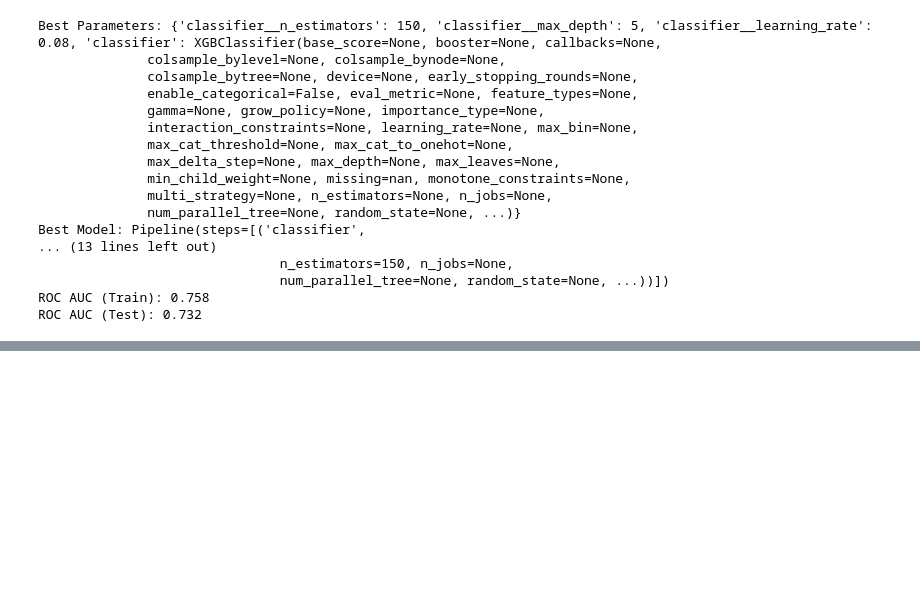
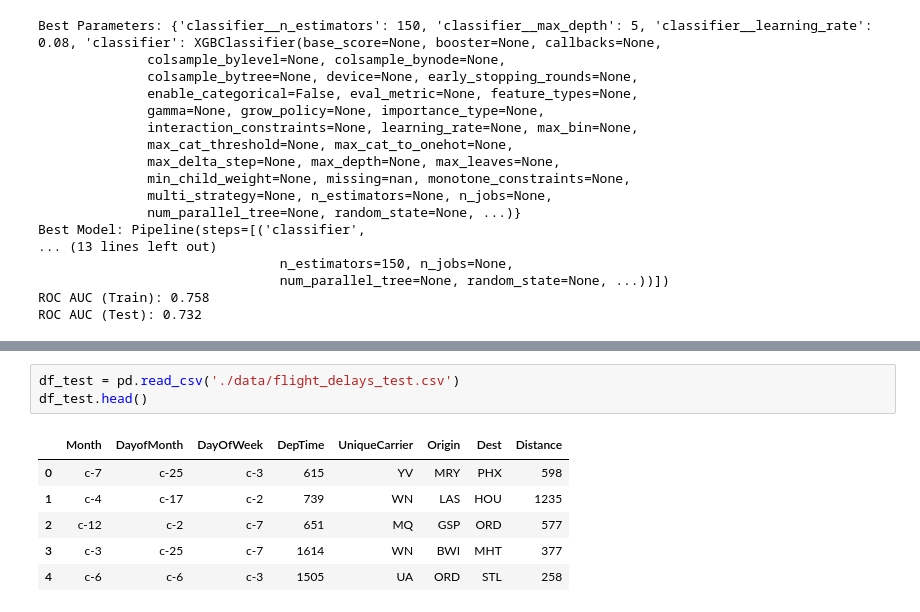
Before and after one commit to Estebancid/kaggle_flight_delays_prediction, a Jupyter notebook: predictor_delays.ipynb, the cells around one changed output, grey strips where cells are left out. Saved outputs shown, nothing was run; the diff lists cells and outputs as text; blank space fills up the shorter version.

```diff
--- a/predictor_delays.ipynb
+++ b/predictor_delays.ipynb
@@ -454,0 +470,10 @@ ROC AUC (Test): 0.732
+# %%
+df_test = pd.read_csv('./data/flight_delays_test.csv')
+df_test.head()
+# %% [output]
+|  | Month | DayofMonth | DayOfWeek | DepTime | UniqueCarrier | Origin | Dest | Distance |
+| 0 | c-7 | c-25 | c-3 | 615 | YV | MRY | PHX | 598 |
+| 1 | c-4 | c-17 | c-2 | 739 | WN | LAS | HOU | 1235 |
+| 2 | c-12 | c-2 | c-7 | 651 | MQ | GSP | ORD | 577 |
+| 3 | c-3 | c-25 | c-7 | 1614 | WN | BWI | MHT | 377 |
+| 4 | c-6 | c-6 | c-3 | 1505 | UA | ORD | STL | 258 |
```
Also changed, not shown: parts of 9 cells of this notebook, 1 other file.
